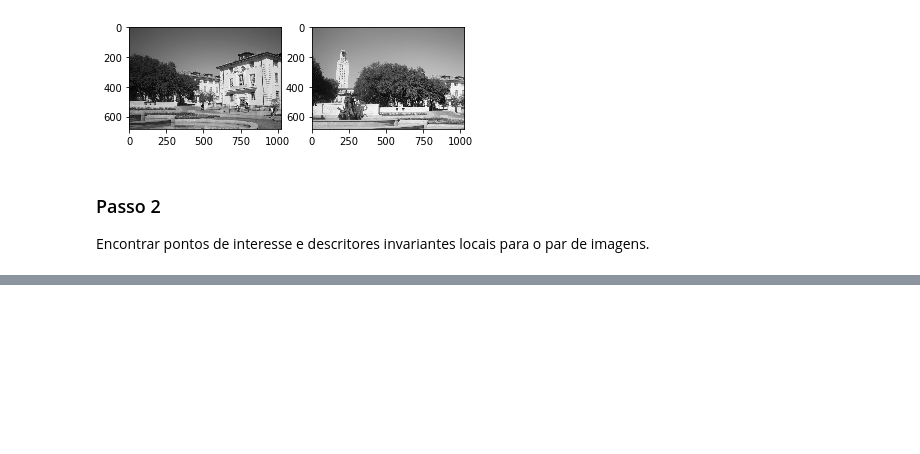
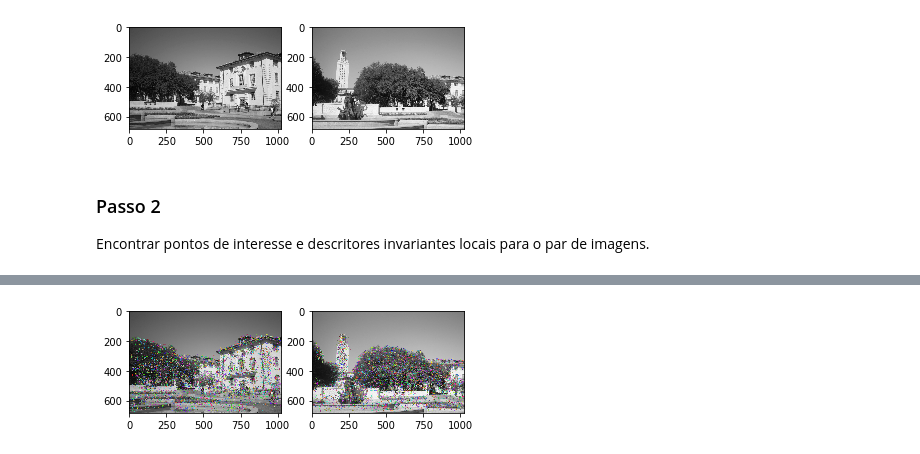
Before and after one commit to luizcartolano2/mc920, a Jupyter notebook: proj4-2019/proj4.ipynb, the cells around one changed output, grey strips where cells are left out. Cells and saved outputs as stored; diff of their text form; code cells hidden in the pictures; blank space fills up the shorter version.

```diff
--- a/proj4-2019/proj4.ipynb
+++ b/proj4-2019/proj4.ipynb
@@ -36,0 +51,19 @@ sift = cv2.xfeatures2d.SIFT_create()
+# %%
+# aplicando a tecnica do SURF
+surf = cv2.xfeatures2d.SURF_create()
+# surf.setHessianThreshold(5000)
+
+kp_surf_img_a, des_surf_a = surf.detectAndCompute(img_gray_a,None)
+kp_surf_img_b, des_surf_b = surf.detectAndCompute(img_gray_b,None)
+
+img_surf_a = img_gray_a.copy()
+img_surf_b = img_gray_b.copy()
+
+img_surf_a = cv2.drawKeypoints(img_gray_a, kp_surf_img_a, img_surf_a)
+img_surf_b = cv2.drawKeypoints(img_gray_b, kp_surf_img_b, img_surf_b)
+
+plt.subplot(121), plt.imshow(img_surf_a, cmap='gray')
+plt.subplot(122), plt.imshow(img_surf_b, cmap='gray')
+plt.show()
+# %% [output]
+[figure, added]
```
Also changed, not shown: parts of 2 cells of this notebook, 2 other files.
